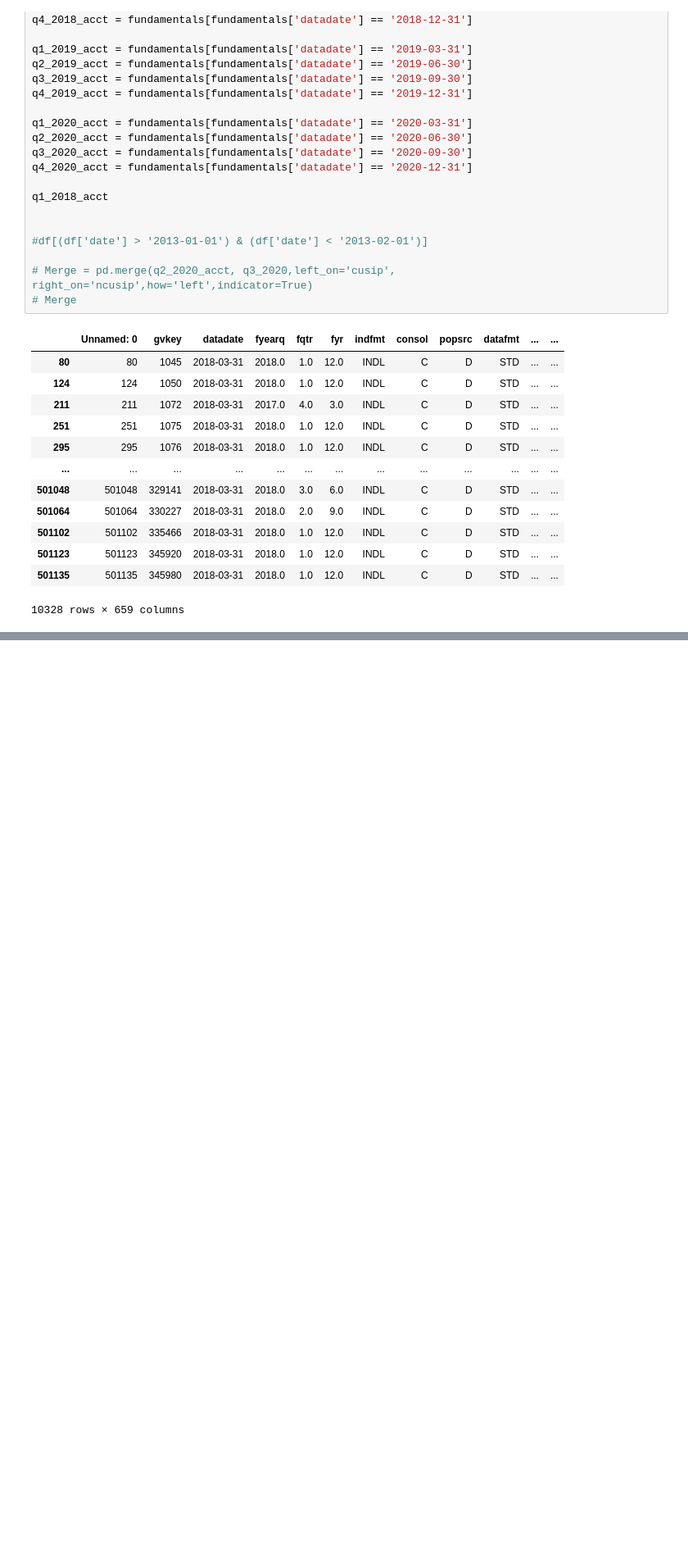
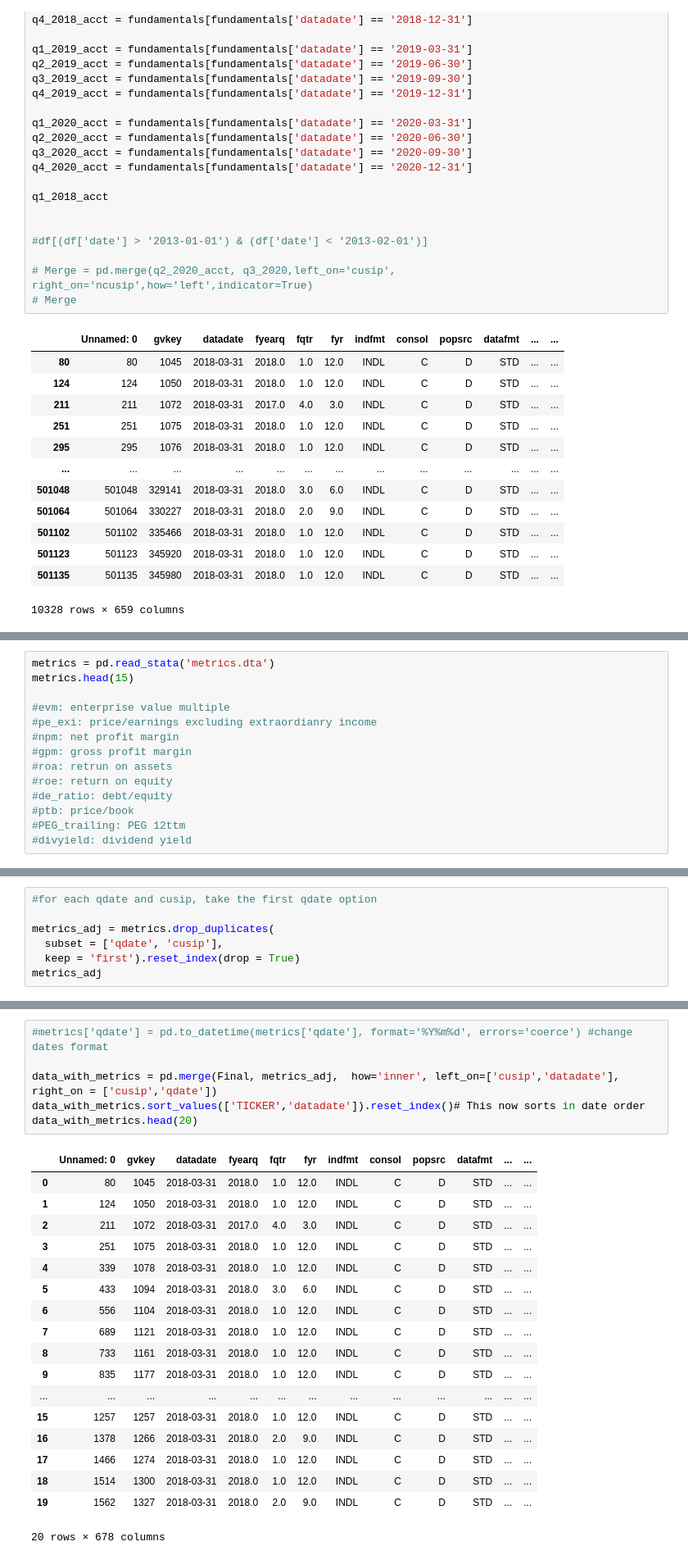
Before and after one commit to jordanweintraub914/GBUS-424-Project-, a Jupyter notebook: cleaned.ipynb, the cells around one changed output, grey strips where cells are left out. Shown at 82% size. Saved outputs shown, nothing was run; the diff lists cells and outputs as text; blank space fills up the shorter version.

```diff
--- a/cleaned.ipynb
+++ b/cleaned.ipynb
@@ -222,0 +276,14 @@ Name: ncusip, Length: 7944, dtype: int64
+# %%
+metrics = pd.read_stata('metrics.dta')
+metrics.head(15)
+
+#evm: enterprise value multiple
+#pe_exi: price/earnings excluding extraordianry income
+#npm: net profit margin
+#gpm: gross profit margin
+#roa: retrun on assets
+#roe: return on equity
+#de_ratio: debt/equity
+#ptb: price/book
+#PEG_trailing: PEG 12ttm
+#divyield: dividend yield
@@ -222,0 +307,7 @@ Name: ncusip, Length: 7944, dtype: int64
+# %%
+#for each qdate and cusip, take the first qdate option
+
+metrics_adj = metrics.drop_duplicates(
+  subset = ['qdate', 'cusip'],
+  keep = 'first').reset_index(drop = True)
+metrics_adj
@@ -222,0 +328,25 @@ Name: ncusip, Length: 7944, dtype: int64
+# %%
+#metrics['qdate'] = pd.to_datetime(metrics['qdate'], format='%Y%m%d', errors='coerce') #change dates format
+
+data_with_metrics = pd.merge(Final, metrics_adj,  how='inner', left_on=['cusip','datadate'], right_on = ['cusip','qdate'])
+data_with_metrics.sort_values(['TICKER','datadate']).reset_index()# This now sorts in date order
+data_with_metrics.head(20)
+# %% [output]
+|  | Unnamed: 0 | gvkey | datadate | fyearq | fqtr | fyr | indfmt | consol | popsrc | datafmt | ... | ... |
+| 0 | 80 | 1045 | 2018-03-31 | 2018.0 | 1.0 | 12.0 | INDL | C | D | STD | ... | ... |
+| 1 | 124 | 1050 | 2018-03-31 | 2018.0 | 1.0 | 12.0 | INDL | C | D | STD | ... | ... |
+| 2 | 211 | 1072 | 2018-03-31 | 2017.0 | 4.0 | 3.0 | INDL | C | D | STD | ... | ... |
+| 3 | 251 | 1075 | 2018-03-31 | 2018.0 | 1.0 | 12.0 | INDL | C | D | STD | ... | ... |
+| 4 | 339 | 1078 | 2018-03-31 | 2018.0 | 1.0 | 12.0 | INDL | C | D | STD | ... | ... |
+| 5 | 433 | 1094 | 2018-03-31 | 2018.0 | 3.0 | 6.0 | INDL | C | D | STD | ... | ... |
+| 6 | 556 | 1104 | 2018-03-31 | 2018.0 | 1.0 | 12.0 | INDL | C | D | STD | ... | ... |
+| 7 | 689 | 1121 | 2018-03-31 | 2018.0 | 1.0 | 12.0 | INDL | C | D | STD | ... | ... |
+| 8 | 733 | 1161 | 2018-03-31 | 2018.0 | 1.0 | 12.0 | INDL | C | D | STD | ... | ... |
+| 9 | 835 | 1177 | 2018-03-31 | 2018.0 | 1.0 | 12.0 | INDL | C | D | STD | ... | ... |
+| ... | ... | ... | ... | ... | ... | ... | ... | ... | ... | ... | ... | ... |
+| 15 | 1257 | 1257 | 2018-03-31 | 2018.0 | 1.0 | 12.0 | INDL | C | D | STD | ... | ... |
+| 16 | 1378 | 1266 | 2018-03-31 | 2018.0 | 2.0 | 9.0 | INDL | C | D | STD | ... | ... |
+| 17 | 1466 | 1274 | 2018-03-31 | 2018.0 | 1.0 | 12.0 | INDL | C | D | STD | ... | ... |
+| 18 | 1514 | 1300 | 2018-03-31 | 2018.0 | 1.0 | 12.0 | INDL | C | D | STD | ... | ... |
+| 19 | 1562 | 1327 | 2018-03-31 | 2018.0 | 2.0 | 9.0 | INDL | C | D | STD | ... | ... |
+20 rows × 678 columns
```
Also changed, not shown: parts of 14 cells of this notebook.
